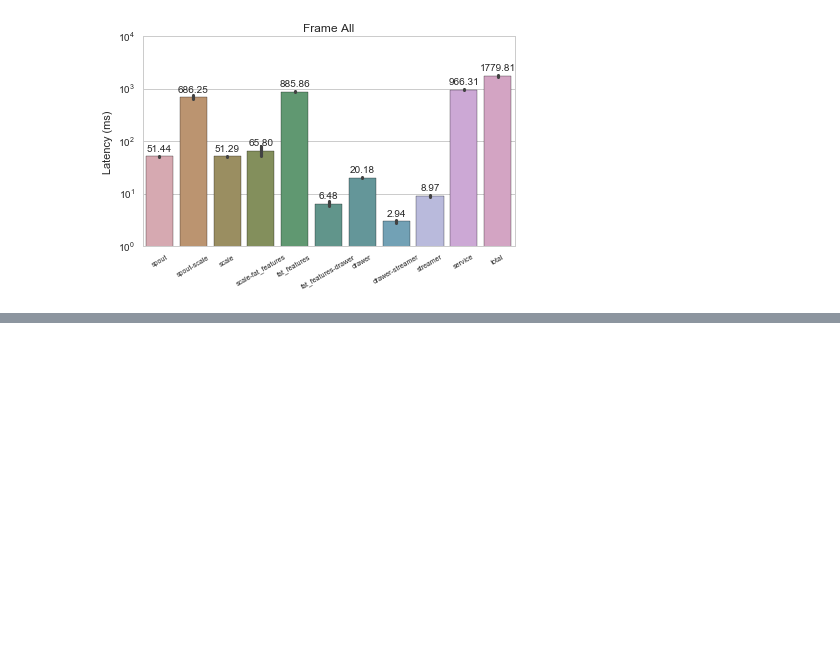
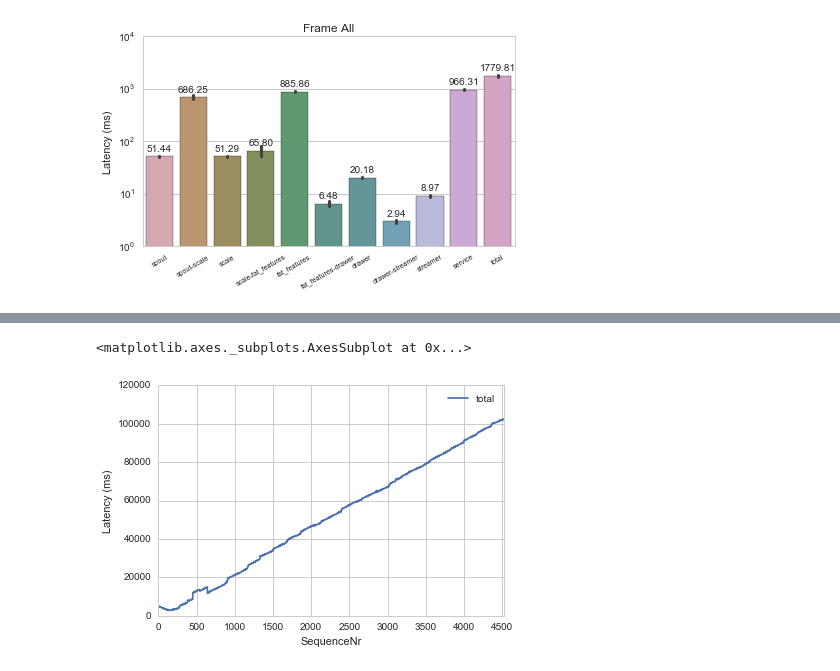
Before and after one commit to Aetf/remotelog, a Jupyter notebook: Exp-Res.ipynb, the cells around one changed output, grey strips where cells are left out. Cells and saved outputs as stored; diff of their text form; code cells hidden in the pictures; blank space fills up the shorter version.

```diff
--- a/Exp-Res.ipynb
+++ b/Exp-Res.ipynb
@@ -493,0 +530,3 @@ for exp in caffe_cpu.exps:
+# %%
+ilb.reload(ana)
+gpu2 = ana.exp_res('2016-7-07/4')
@@ -493,0 +551,5 @@ for exp in caffe_cpu.exps:
+# %%
+gpu2.seq_latency()
+# %% [output]
+<matplotlib.axes._subplots.AxesSubplot at 0x...>
+[figure, added]
```
Also changed, not shown: parts of 7 cells of this notebook, 1 other file.
